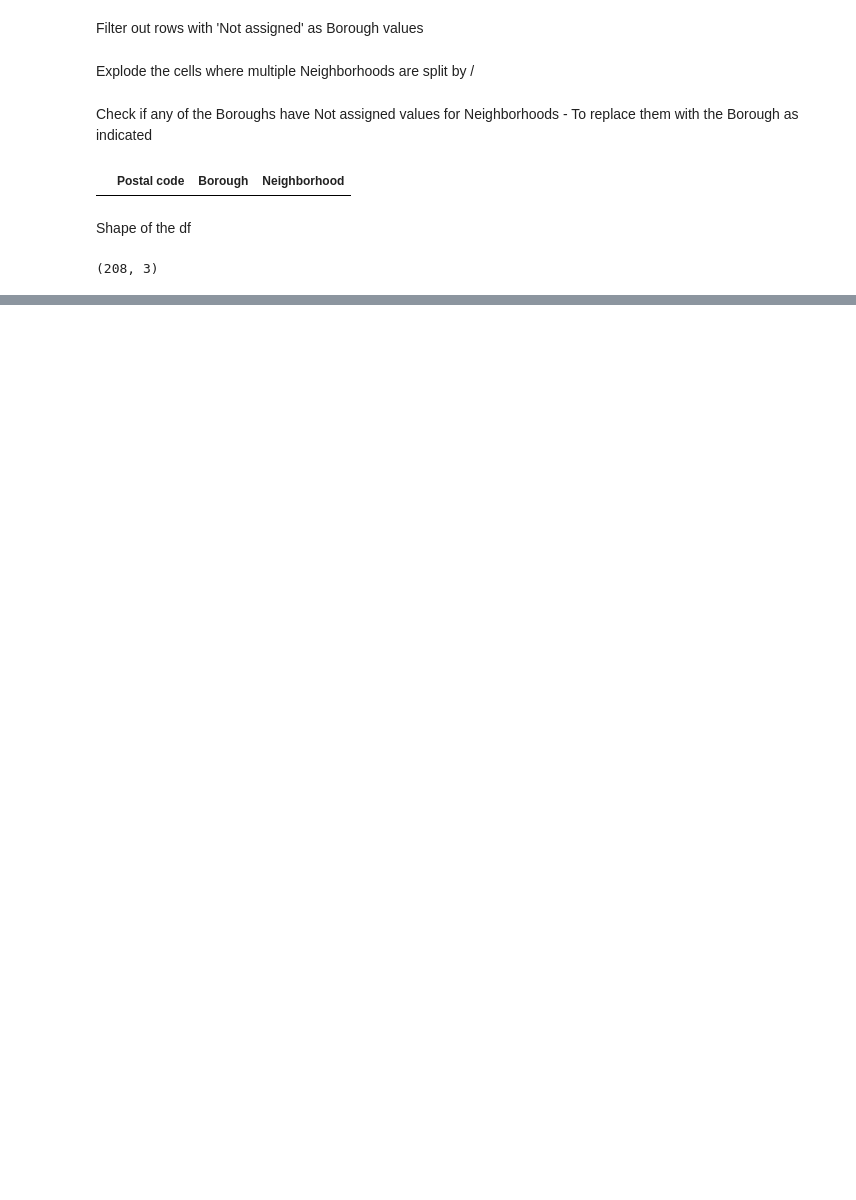
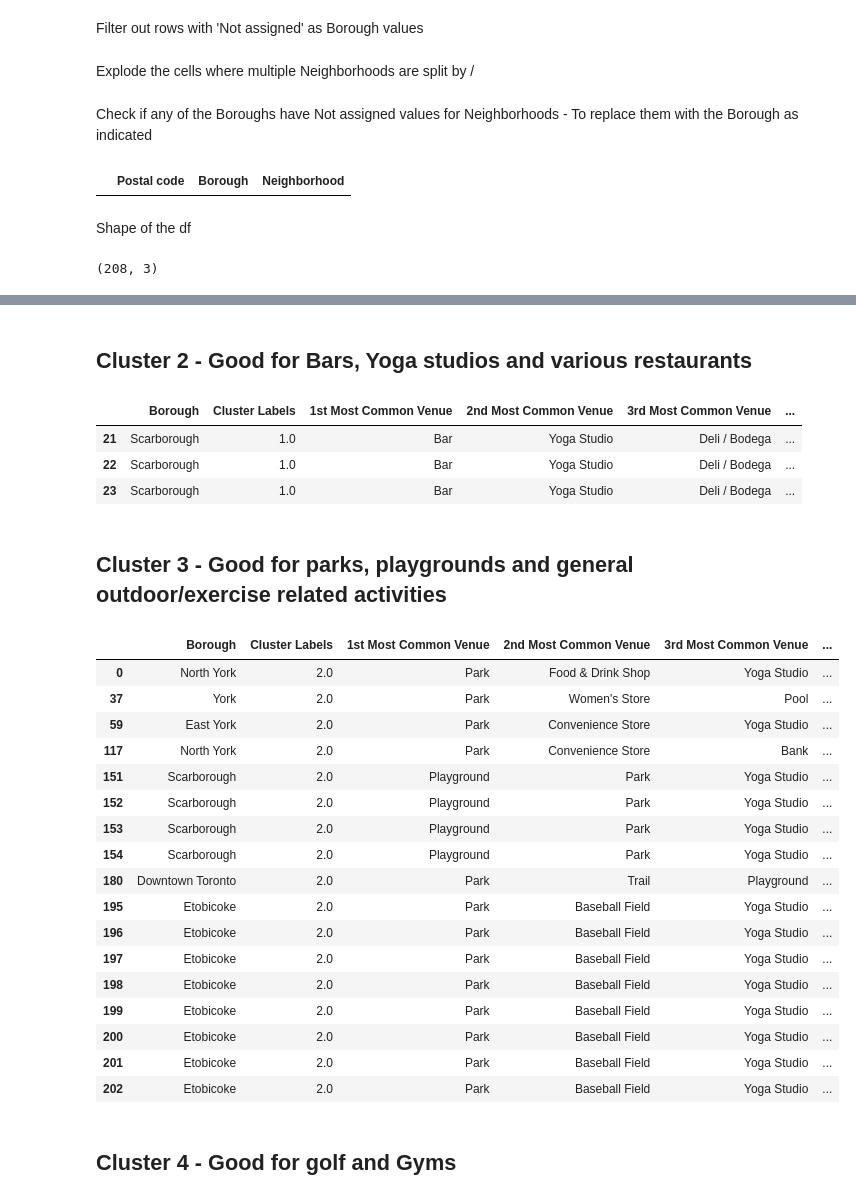
Before and after one commit to bennc2608/Coursera_Capstone, a Jupyter notebook: Coursera Capstone Project.ipynb, the cells around one changed output, grey strips where cells are left out. Saved outputs shown, nothing was run; the diff lists cells and outputs as text; code cells hidden in the pictures; blank space fills up the shorter version.

```diff
--- a/Coursera Capstone Project.ipynb
+++ b/Coursera Capstone Project.ipynb
@@ -36,0 +308,21 @@ df.shape
+# %%
+num_top_venues = 10
+
+indicators = ['st', 'nd', 'rd']
+
+# create columns according to number of top venues
+columns = ['Neighborhood']
+for ind in np.arange(num_top_venues):
+    try:
+        columns.append('{}{} Most Common Venue'.format(ind+1, indicators[ind]))
+    except:
+        columns.append('{}th Most Common Venue'.format(ind+1))
+
+# create a new dataframe
+neighborhoods_venues_sorted = pd.DataFrame(columns=columns)
+neighborhoods_venues_sorted['Neighborhood'] = toronto_group['Neighborhood']
+
+for ind in np.arange(toronto_group.shape[0]):
+    neighborhoods_venues_sorted.iloc[ind, 1:] = return_most_common_venues(toronto_group.iloc[ind, :], num_top_venues)
+
+neighborhoods_venues_sorted.head()
@@ -36,0 +338,8 @@ df.shape
+# %%
+no_clusters = 4
+
+toronto_clustered = toronto_group.drop('Neighborhood', 1)
+
+kmeans = KMeans(n_clusters=no_clusters, random_state=0).fit(toronto_clustered)
+
+kmeans.labels_[0:10]
@@ -36,0 +348,12 @@ df.shape
+# %%
+# add clustering labels
+neighborhoods_venues_sorted.insert(0, 'Cluster Labels', kmeans.labels_)
+
+toronto_merged = df
+
+# merge toronto_grouped with toronto_data to add latitude/longitude for each neighborhood
+toronto_merged = toronto_merged.join(neighborhoods_venues_sorted.set_index('Neighborhood'), on='Neighborhood')
+
+#Drop rows where nans exist
+toronto_merged.drop([toronto_merged.index[8] , toronto_merged.index[80],toronto_merged.index[81],toronto_merged.index[185]],inplace=True)
+toronto_merged.head() # check the last columns!
@@ -36,0 +411,34 @@ df.shape
+# %% [markdown]
+## Cluster 2 - Good for Bars, Yoga studios and various restaurants
+# %%
+toronto_merged.loc[toronto_merged['Cluster Labels'] == 1, toronto_merged.columns[[1] + list(range(5, toronto_merged.shape[1]))]]
+# %% [output]
+|  | Borough | Cluster Labels | 1st Most Common Venue | 2nd Most Common Venue | 3rd Most Common Venue | ... |
+| 21 | Scarborough | 1.0 | Bar | Yoga Studio | Deli / Bodega | ... |
+| 22 | Scarborough | 1.0 | Bar | Yoga Studio | Deli / Bodega | ... |
+| 23 | Scarborough | 1.0 | Bar | Yoga Studio | Deli / Bodega | ... |
+# %% [markdown]
+## Cluster 3 - Good for parks, playgrounds and general outdoor/exercise related activities
+# %%
+toronto_merged.loc[toronto_merged['Cluster Labels'] == 2, toronto_merged.columns[[1] + list(range(5, toronto_merged.shape[1]))]]
+# %% [output]
+|  | Borough | Cluster Labels | 1st Most Common Venue | 2nd Most Common Venue | 3rd Most Common Venue | ... |
+| 0 | North York | 2.0 | Park | Food & Drink Shop | Yoga Studio | ... |
+| 37 | York | 2.0 | Park | Women's Store | Pool | ... |
+| 59 | East York | 2.0 | Park | Convenience Store | Yoga Studio | ... |
+| 117 | North York | 2.0 | Park | Convenience Store | Bank | ... |
+| 151 | Scarborough | 2.0 | Playground | Park | Yoga Studio | ... |
+| 152 | Scarborough | 2.0 | Playground | Park | Yoga Studio | ... |
+| 153 | Scarborough | 2.0 | Playground | Park | Yoga Studio | ... |
+| 154 | Scarborough | 2.0 | Playground | Park | Yoga Studio | ... |
+| 180 | Downtown Toronto | 2.0 | Park | Trail | Playground | ... |
+| 195 | Etobicoke | 2.0 | Park | Baseball Field | Yoga Studio | ... |
+| 196 | Etobicoke | 2.0 | Park | Baseball Field | Yoga Studio | ... |
+| 197 | Etobicoke | 2.0 | Park | Baseball Field | Yoga Studio | ... |
+| 198 | Etobicoke | 2.0 | Park | Baseball Field | Yoga Studio | ... |
+| 199 | Etobicoke | 2.0 | Park | Baseball Field | Yoga Studio | ... |
+| 200 | Etobicoke | 2.0 | Park | Baseball Field | Yoga Studio | ... |
+| 201 | Etobicoke | 2.0 | Park | Baseball Field | Yoga Studio | ... |
+| 202 | Etobicoke | 2.0 | Park | Baseball Field | Yoga Studio | ... |
+# %% [markdown]
+## Cluster 4 - Good for golf and Gyms
```
Also changed, not shown: parts of 33 cells of this notebook.
